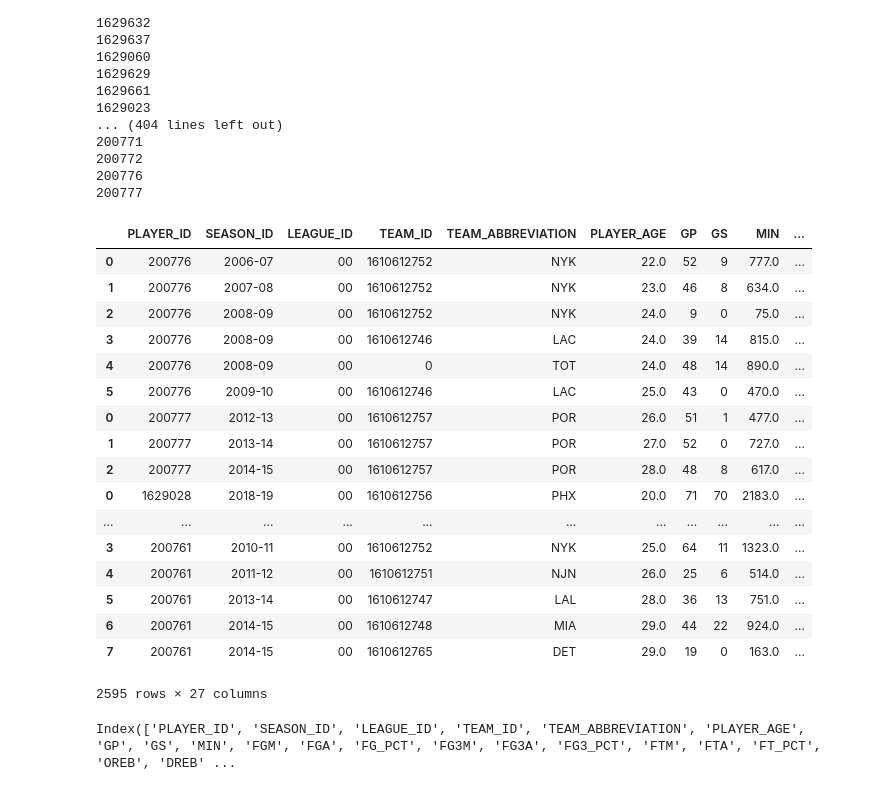
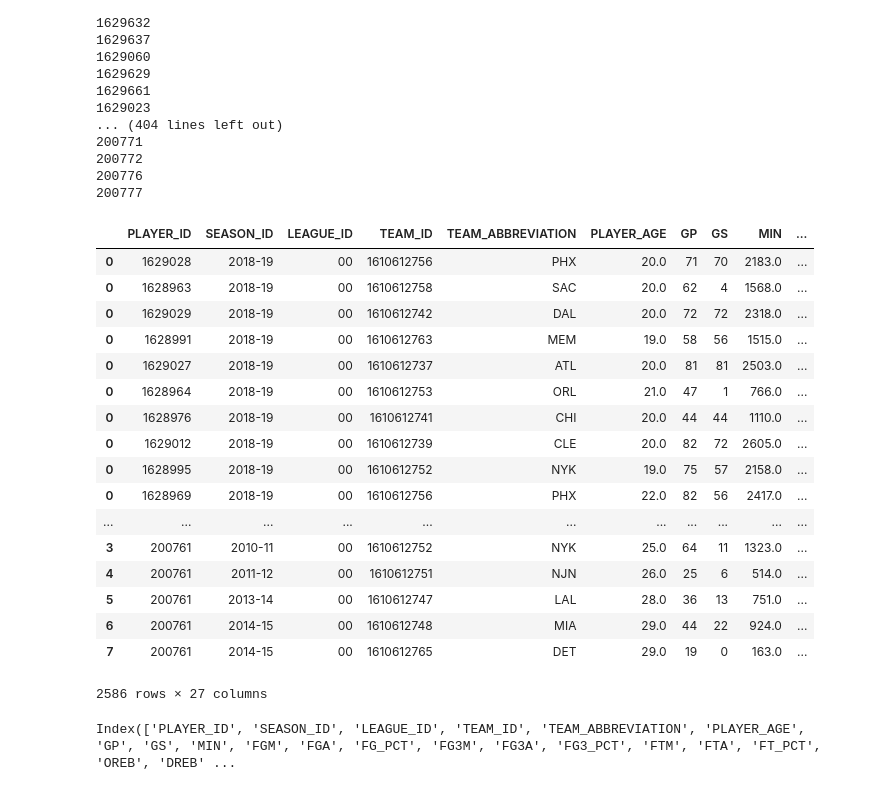
Before and after one commit to pwalesdi/NBA_Player_Prediction, a Jupyter notebook: Draft_Notebook.ipynb, the cells around one changed output. Cells and saved outputs as stored; diff of their text form; code cells hidden in the pictures.

```diff
--- a/Draft_Notebook.ipynb
+++ b/Draft_Notebook.ipynb
@@ -105,30 +108,30 @@ for id_number in draft_2006_2019['PERSON_ID']:
 200776
 200777
 # %%
-players = pd.DataFrame()
+frame = pd.DataFrame()
 for i in id_list:
     test = playercareerstats.PlayerCareerStats(player_id=str(i))
     frame = frame.append(test.get_data_frames()[0])
 frame
 # %% [output]
 |  | PLAYER_ID | SEASON_ID | LEAGUE_ID | TEAM_ID | TEAM_ABBREVIATION | PLAYER_AGE | GP | GS | MIN | ... |
-| 0 | 200776 | 2006-07 | 00 | 1610612752 | NYK | 22.0 | 52 | 9 | 777.0 | ... |
-| 1 | 200776 | 2007-08 | 00 | 1610612752 | NYK | 23.0 | 46 | 8 | 634.0 | ... |
-| 2 | 200776 | 2008-09 | 00 | 1610612752 | NYK | 24.0 | 9 | 0 | 75.0 | ... |
-| 3 | 200776 | 2008-09 | 00 | 1610612746 | LAC | 24.0 | 39 | 14 | 815.0 | ... |
-| 4 | 200776 | 2008-09 | 00 | 0 | TOT | 24.0 | 48 | 14 | 890.0 | ... |
-| 5 | 200776 | 2009-10 | 00 | 1610612746 | LAC | 25.0 | 43 | 0 | 470.0 | ... |
-| 0 | 200777 | 2012-13 | 00 | 1610612757 | POR | 26.0 | 51 | 1 | 477.0 | ... |
-| 1 | 200777 | 2013-14 | 00 | 1610612757 | POR | 27.0 | 52 | 0 | 727.0 | ... |
-| 2 | 200777 | 2014-15 | 00 | 1610612757 | POR | 28.0 | 48 | 8 | 617.0 | ... |
 | 0 | 1629028 | 2018-19 | 00 | 1610612756 | PHX | 20.0 | 71 | 70 | 2183.0 | ... |
+| 0 | 1628963 | 2018-19 | 00 | 1610612758 | SAC | 20.0 | 62 | 4 | 1568.0 | ... |
+| 0 | 1629029 | 2018-19 | 00 | 1610612742 | DAL | 20.0 | 72 | 72 | 2318.0 | ... |
+| 0 | 1628991 | 2018-19 | 00 | 1610612763 | MEM | 19.0 | 58 | 56 | 1515.0 | ... |
+| 0 | 1629027 | 2018-19 | 00 | 1610612737 | ATL | 20.0 | 81 | 81 | 2503.0 | ... |
+| 0 | 1628964 | 2018-19 | 00 | 1610612753 | ORL | 21.0 | 47 | 1 | 766.0 | ... |
+| 0 | 1628976 | 2018-19 | 00 | 1610612741 | CHI | 20.0 | 44 | 44 | 1110.0 | ... |
+| 0 | 1629012 | 2018-19 | 00 | 1610612739 | CLE | 20.0 | 82 | 72 | 2605.0 | ... |
+| 0 | 1628995 | 2018-19 | 00 | 1610612752 | NYK | 19.0 | 75 | 57 | 2158.0 | ... |
+| 0 | 1628969 | 2018-19 | 00 | 1610612756 | PHX | 22.0 | 82 | 56 | 2417.0 | ... |
 | ... | ... | ... | ... | ... | ... | ... | ... | ... | ... | ... |
 | 3 | 200761 | 2010-11 | 00 | 1610612752 | NYK | 25.0 | 64 | 11 | 1323.0 | ... |
 | 4 | 200761 | 2011-12 | 00 | 1610612751 | NJN | 26.0 | 25 | 6 | 514.0 | ... |
 | 5 | 200761 | 2013-14 | 00 | 1610612747 | LAL | 28.0 | 36 | 13 | 751.0 | ... |
 | 6 | 200761 | 2014-15 | 00 | 1610612748 | MIA | 29.0 | 44 | 22 | 924.0 | ... |
 | 7 | 200761 | 2014-15 | 00 | 1610612765 | DET | 29.0 | 19 | 0 | 163.0 | ... |
-2595 rows × 27 columns
+2586 rows × 27 columns
 # %%
 frame.columns
 # %% [output]
```
Also changed, not shown: parts of 10 cells of this notebook, 4 other files.
